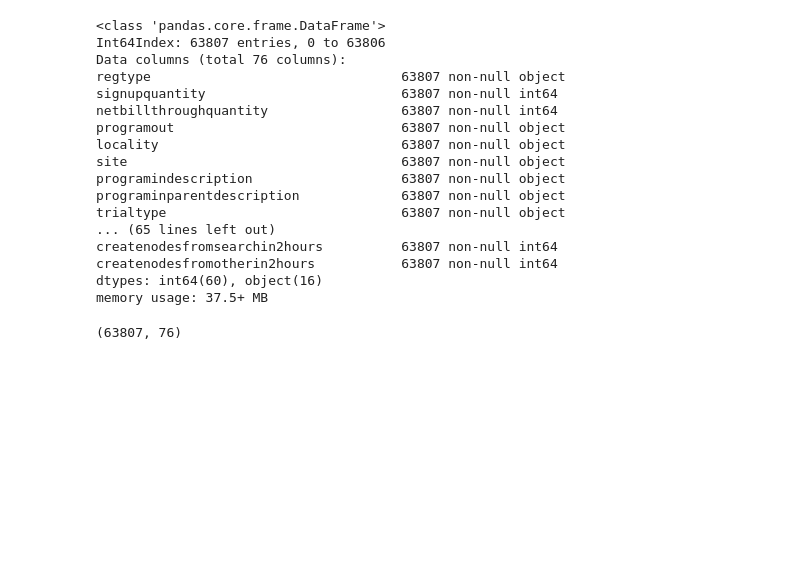
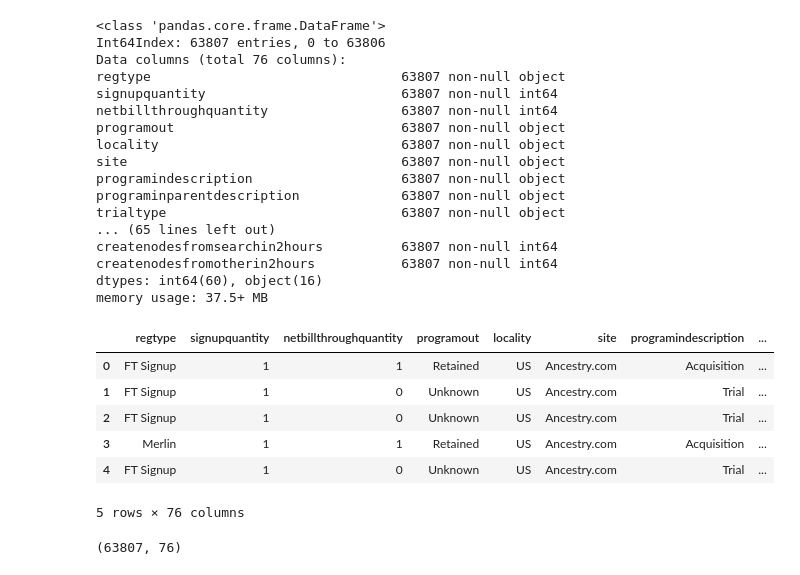
Before and after one commit to Jianqingwangcindy/DAT_SF_14, a Jupyter notebook: labs/CourseProject_Cindy.ipynb, the cells around one changed output. Saved outputs shown, nothing was run; the diff lists cells and outputs as text; code cells hidden in the pictures; blank space fills up the shorter version.

Commit message:
second trial

```diff
--- a/labs/CourseProject_Cindy.ipynb
+++ b/labs/CourseProject_Cindy.ipynb
@@ -49,6 +49,16 @@ createnodesfromsearchin2hours          63807 non-null int64
 createnodesfromotherin2hours           63807 non-null int64
 dtypes: int64(60), object(16)
 memory usage: 37.5+ MB
+# %%
+df.head()
+# %% [output]
+|  | regtype | signupquantity | netbillthroughquantity | programout | locality | site | programindescription | ... |
+| 0 | FT Signup | 1 | 1 | Retained | US | Ancestry.com | Acquisition | ... |
+| 1 | FT Signup | 1 | 0 | Unknown | US | Ancestry.com | Trial | ... |
+| 2 | FT Signup | 1 | 0 | Unknown | US | Ancestry.com | Trial | ... |
+| 3 | Merlin | 1 | 1 | Retained | US | Ancestry.com | Acquisition | ... |
+| 4 | FT Signup | 1 | 0 | Unknown | US | Ancestry.com | Trial | ... |
+5 rows × 76 columns
 # %%
 df.shape
 df.firstsecondsessiongap.unique()
```
Also changed, not shown: parts of 3 cells of this notebook.
